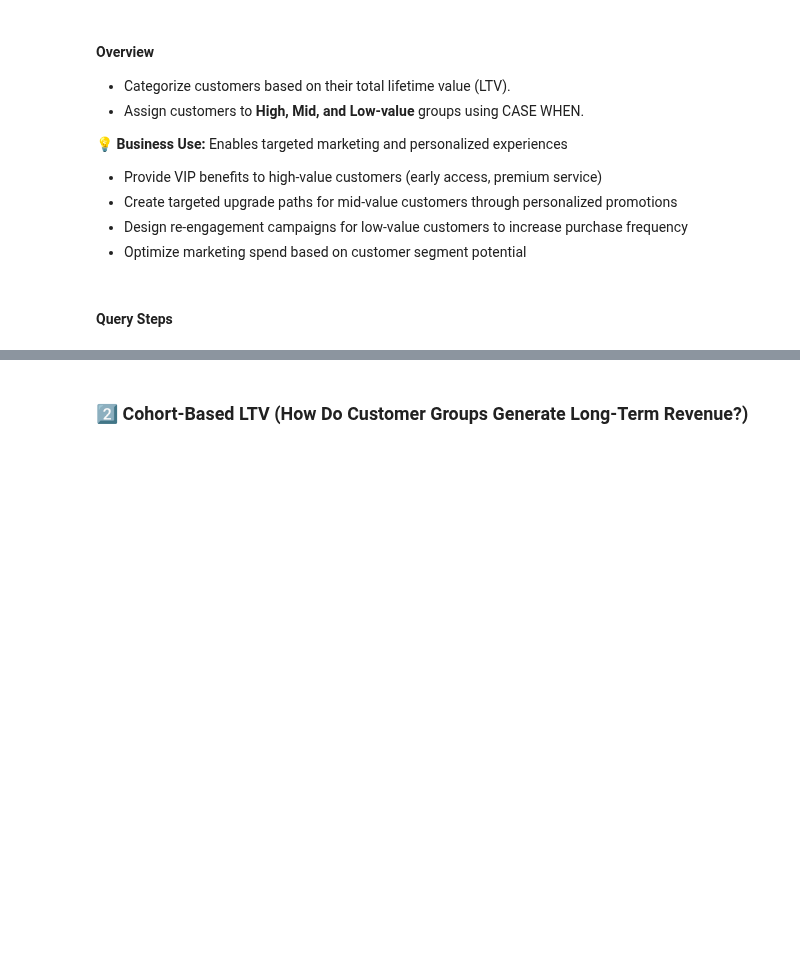
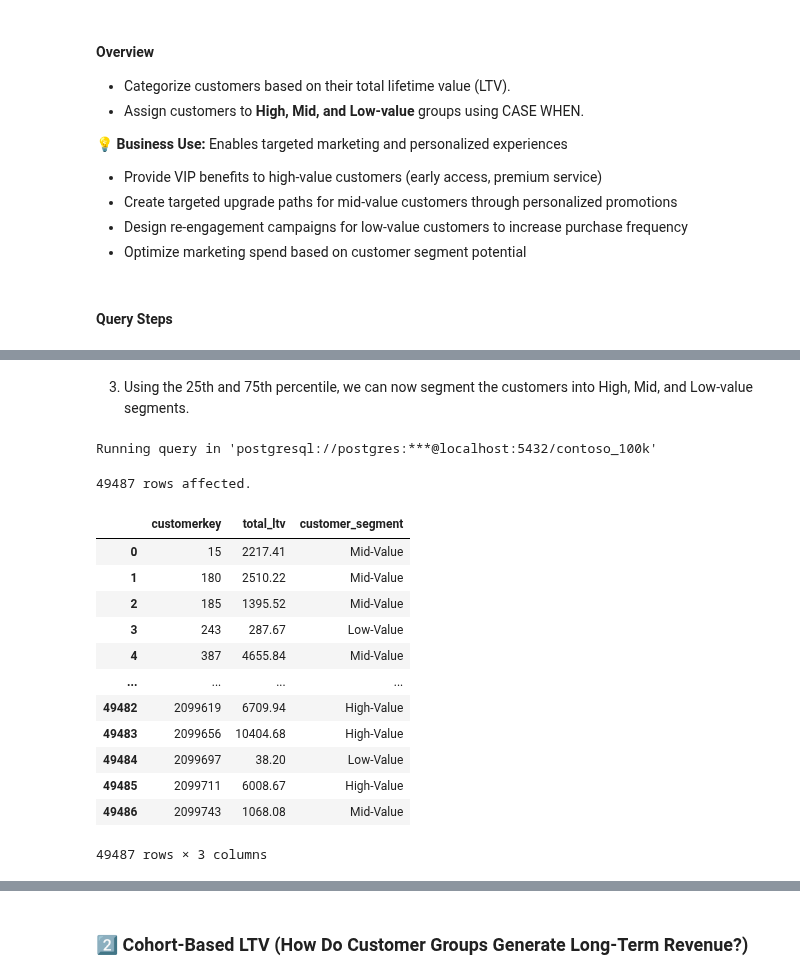
Before and after one commit to mgamzec/SQL_Data_Analytics_Project, a Jupyter notebook: 8_Project/1_Final_Project.ipynb, the cells around one changed output, grey strips where cells are left out. Saved outputs shown, nothing was run; the diff lists cells and outputs as text; code cells hidden in the pictures; blank space fills up the shorter version.

```diff
--- a/8_Project/1_Final_Project.ipynb
+++ b/8_Project/1_Final_Project.ipynb
@@ -296,0 +360,48 @@ LEFT JOIN customer c ON c.customerkey = cd.customerkey -- Added
+# %% [markdown]
+3. Using the 25th and 75th percentile, we can now segment the customers into High, Mid, and Low-value segments.
+# %%
+%%sql
+
+WITH customer_ltv AS (
+    SELECT
+        customerkey,
+        SUM(total_net_revenue) AS total_ltv
+    FROM cleaned_customer
+    GROUP BY customerkey
+),
+
+-- Put previous main query into a CTE
+customer_segments AS (
+    SELECT
+        PERCENTILE_CONT(0.25) WITHIN GROUP (ORDER BY total_ltv) AS percentile_25th,
+        PERCENTILE_CONT(0.75) WITHIN GROUP (ORDER BY total_ltv) AS percentile_75th
+    FROM customer_ltv
+)
+
+-- Add the segments to the main query
+SELECT
+    c.customerkey,
+    c.total_ltv,
+    CASE
+        WHEN c.total_ltv > percentile_75th THEN 'High-Value'
+        WHEN c.total_ltv BETWEEN percentile_25th AND percentile_75th THEN 'Mid-Value'
+        ELSE 'Low-Value'
+    END AS customer_segment
+FROM customer_ltv c,
+    customer_segments cs;
+# %% [output]
+Running query in 'postgresql://postgres:***@localhost:5432/contoso_100k'
+49487 rows affected.
+|  | customerkey | total_ltv | customer_segment |
+| 0 | 15 | 2217.41 | Mid-Value |
+| 1 | 180 | 2510.22 | Mid-Value |
+| 2 | 185 | 1395.52 | Mid-Value |
+| 3 | 243 | 287.67 | Low-Value |
+| 4 | 387 | 4655.84 | Mid-Value |
+| ... | ... | ... | ... |
+| 49482 | 2099619 | 6709.94 | High-Value |
+| 49483 | 2099656 | 10404.68 | High-Value |
+| 49484 | 2099697 | 38.20 | Low-Value |
+| 49485 | 2099711 | 6008.67 | High-Value |
+| 49486 | 2099743 | 1068.08 | Mid-Value |
+49487 rows × 3 columns
```
Also changed, not shown: parts of 12 cells of this notebook, 4 other files.
